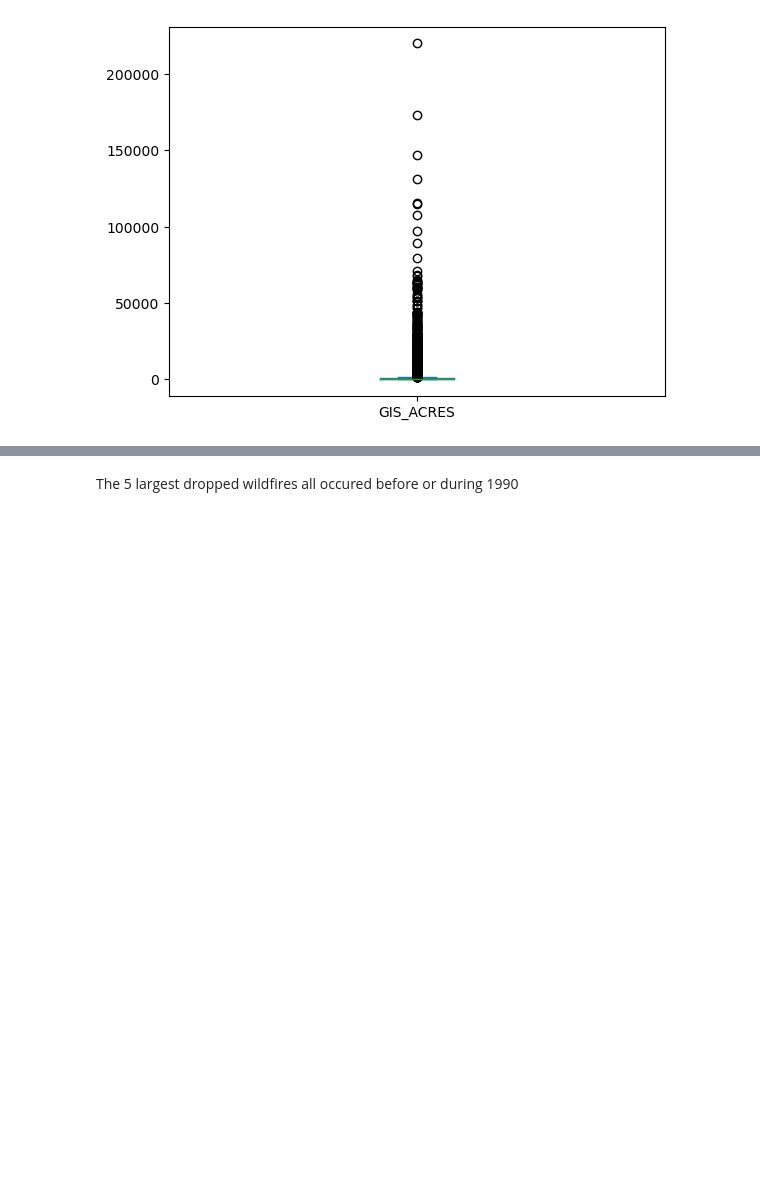
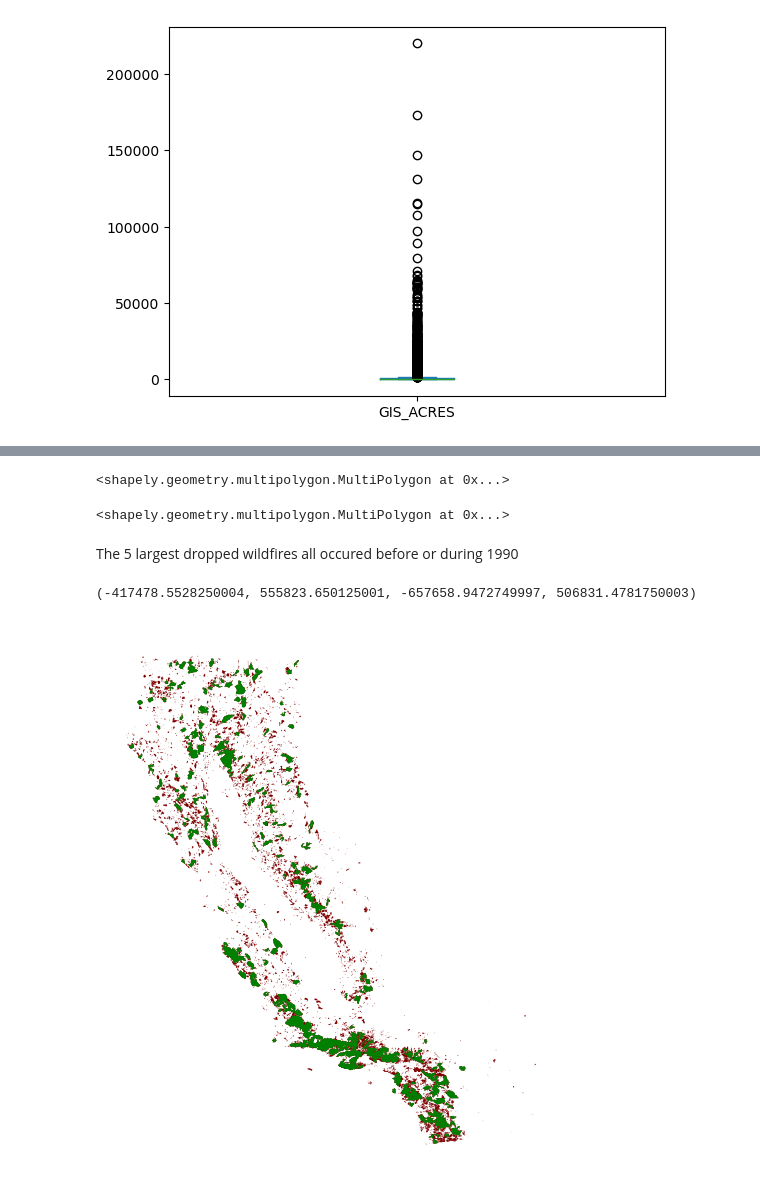
Before and after one commit to jmdatasci/fire_capstone, a Jupyter notebook: src/data/fire/fires_dropped_eda.ipynb, the cells around one changed output, grey strips where cells are left out. Drawn from its saved outputs; the diff is of its cells as text; code cells hidden in the pictures; blank space fills up the shorter version.

Commit message:
Fire cleaning plots

````diff
--- a/src/data/fire/fires_dropped_eda.ipynb
+++ b/src/data/fire/fires_dropped_eda.ipynb
@@ -63,5 +61,9 @@ ModuleNotFoundError: ignored
 # %% [markdown]
 ```read data```
 # %%
+import shapely.wkt as wkt
+
 # read in the cleaned data and set index
-data = pd.read_csv('fires_dropped.csv', index_col='Index')
+df = pd.read_csv('fires_dropped.csv', index_col='Index')
+df['geometry'] = df['geometry'].apply(wkt.loads)
+data = gpd.GeoDataFrame(df, crs='epsg:4326')
@@ -162,3 +172,4 @@ data['GIS_ACRES'].plot(kind='box');
 # %%
 outliers = data[data.GIS_ACRES > 10000]
 outliers.sort_values(by=['GIS_ACRES'], ascending=False)
+outliers.reset_index(inplace=True)
@@ -180,2 +176,34 @@ outliers.sort_values(by=['GIS_ACRES'], ascending=False)
+# %%
+outliers.geometry[0]
+# %% [output]
+<shapely.geometry.multipolygon.MultiPolygon at 0x...>
+# %%
+outliers.geometry[10]
+# %% [output]
+<shapely.geometry.multipolygon.MultiPolygon at 0x...>
 # %% [markdown]
 The 5 largest dropped wildfires all occured before or during 1990
+# %%
+import matplotlib.pyplot as plt
+
+fig, ax = plt.subplots(1, 1, figsize=(7,7))
+
+data.geometry.plot(
+    ax=ax,
+    facecolor='maroon',
+    aspect=1
+)
+
+outliers.geometry.plot(
+    ax=ax,
+    facecolor='green',
+    aspect=1
+)
+
+# set axis off
+ax.axis("off")
+
+# plt.savefig(out_dir + "Fig3c.pdf")
+# %% [output]
+(-417478.5528250004, 555823.650125001, -657658.9472749997, 506831.4781750003)
+[figure, added]
````
Also changed, not shown: parts of 8 cells of this notebook, 2 other files.
